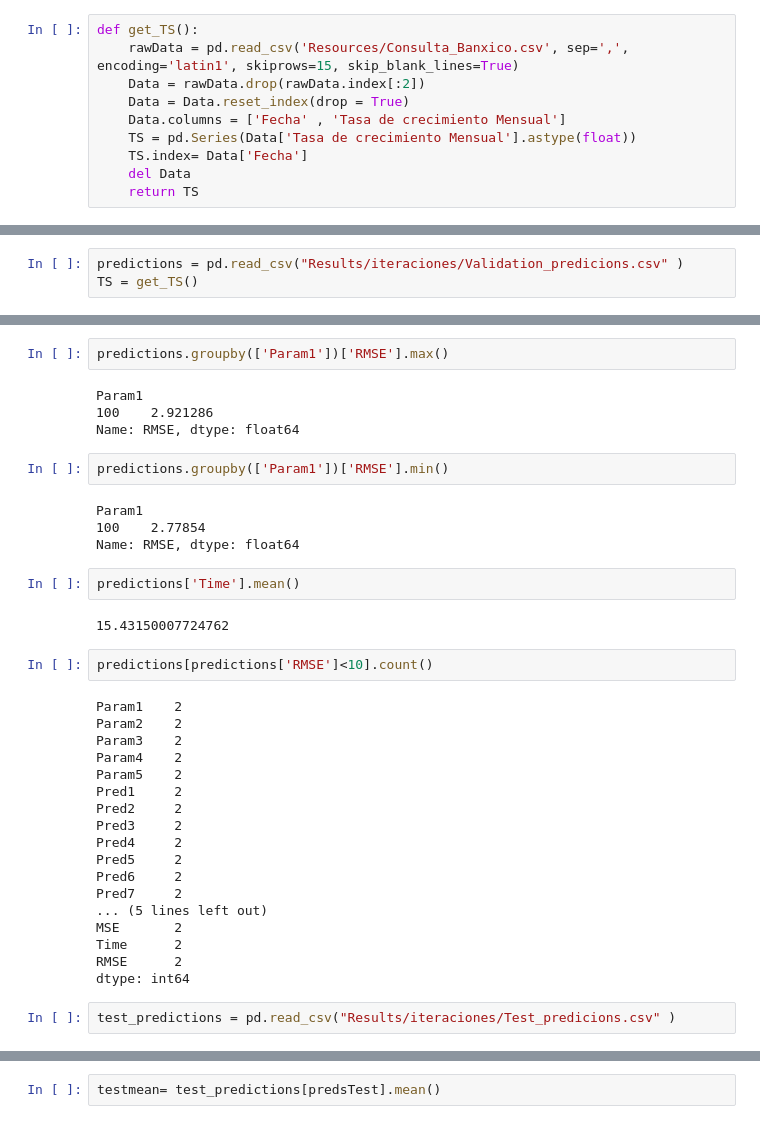
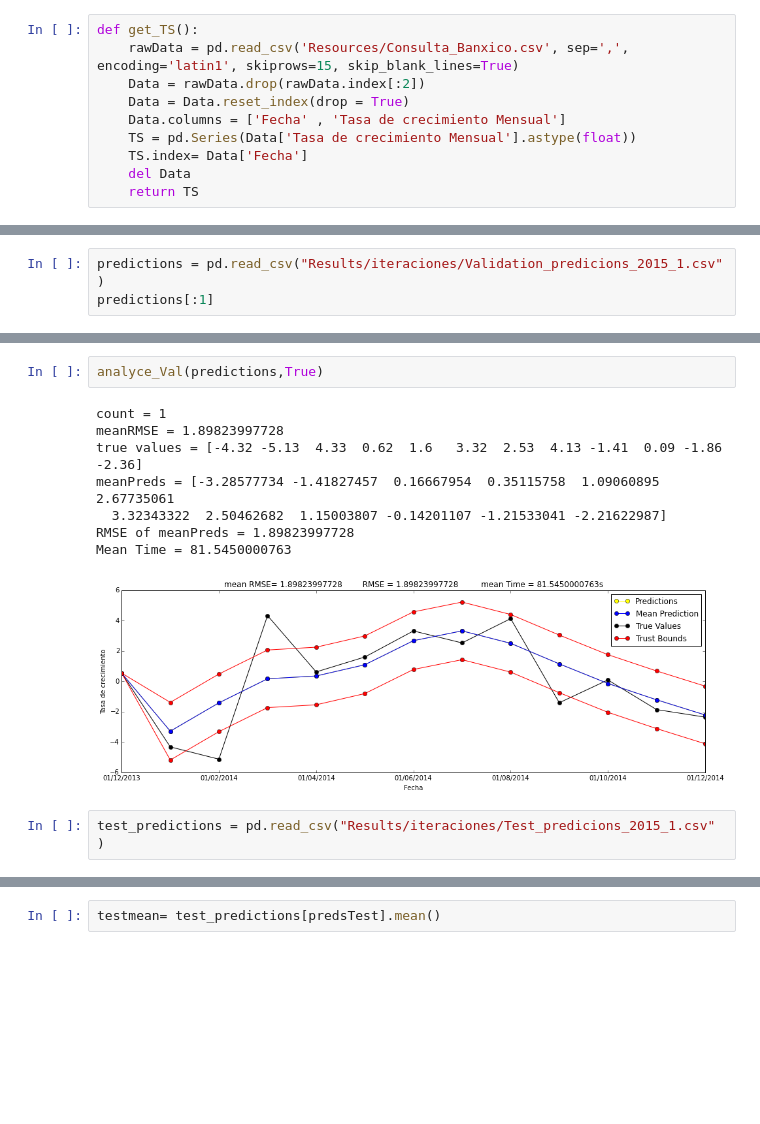
Before and after one commit to Ark93/AnnEchoState, a Jupyter notebook: DataAnalisis.ipynb, the cells around one changed output, grey strips where cells are left out. Cells and saved outputs as stored; diff of their text form; blank space fills up the shorter version.

```diff
--- a/DataAnalisis.ipynb
+++ b/DataAnalisis.ipynb
@@ -118,3 +159,3 @@ def plot_TestSolutions(PredictsList,Mean,TS,MeanRMSE,RMse,upperBound,lowerNound)
 # %%
-predictions = pd.read_csv("Results/iteraciones/Validation_predicions.csv" )
-TS = get_TS()
+predictions = pd.read_csv("Results/iteraciones/Validation_predicions_2015_1.csv" )
+predictions[:1]
@@ -184,38 +165,13 @@ plot_ValSolutions(predictions[preds].as_matrix(),meanPred.as_matrix(),TS,MeanRMS
-# %%
-predictions.groupby(['Param1'])['RMSE'].max()
-# %% [output]
-Param1
-100    2.921286
-Name: RMSE, dtype: float64
-# %%
-predictions.groupby(['Param1'])['RMSE'].min()
-# %% [output]
-Param1
-100    2.77854
-Name: RMSE, dtype: float64
-# %%
-predictions['Time'].mean()
-# %% [output]
-15.43150007724762
-# %%
-predictions[predictions['RMSE']<10].count()
-# %% [output]
-Param1    2
-Param2    2
-Param3    2
-Param4    2
-Param5    2
-Pred1     2
-Pred2     2
-Pred3     2
-Pred4     2
-Pred5     2
-Pred6     2
-Pred7     2
-... (5 lines left out)
-MSE       2
-Time      2
-RMSE      2
-dtype: int64
+# %%
+analyce_Val(predictions,True)
+# %% [output]
+count = 1
+meanRMSE = 1.89823997728
+true values = [-4.32 -5.13  4.33  0.62  1.6   3.32  2.53  4.13 -1.41  0.09 -1.86 -2.36]
+meanPreds = [-3.28577734 -1.41827457  0.16667954  0.35115758  1.09060895  2.67735061
+  3.32343322  2.50462682  1.15003807 -0.14201107 -1.21533041 -2.21622987]
+RMSE of meanPreds = 1.89823997728
+Mean Time = 81.5450000763
+[figure, added]
 # %%
-test_predictions = pd.read_csv("Results/iteraciones/Test_predicions.csv" )
+test_predictions = pd.read_csv("Results/iteraciones/Test_predicions_2015_1.csv" )
```
Also changed, not shown: parts of 28 cells of this notebook, 1 other file.
